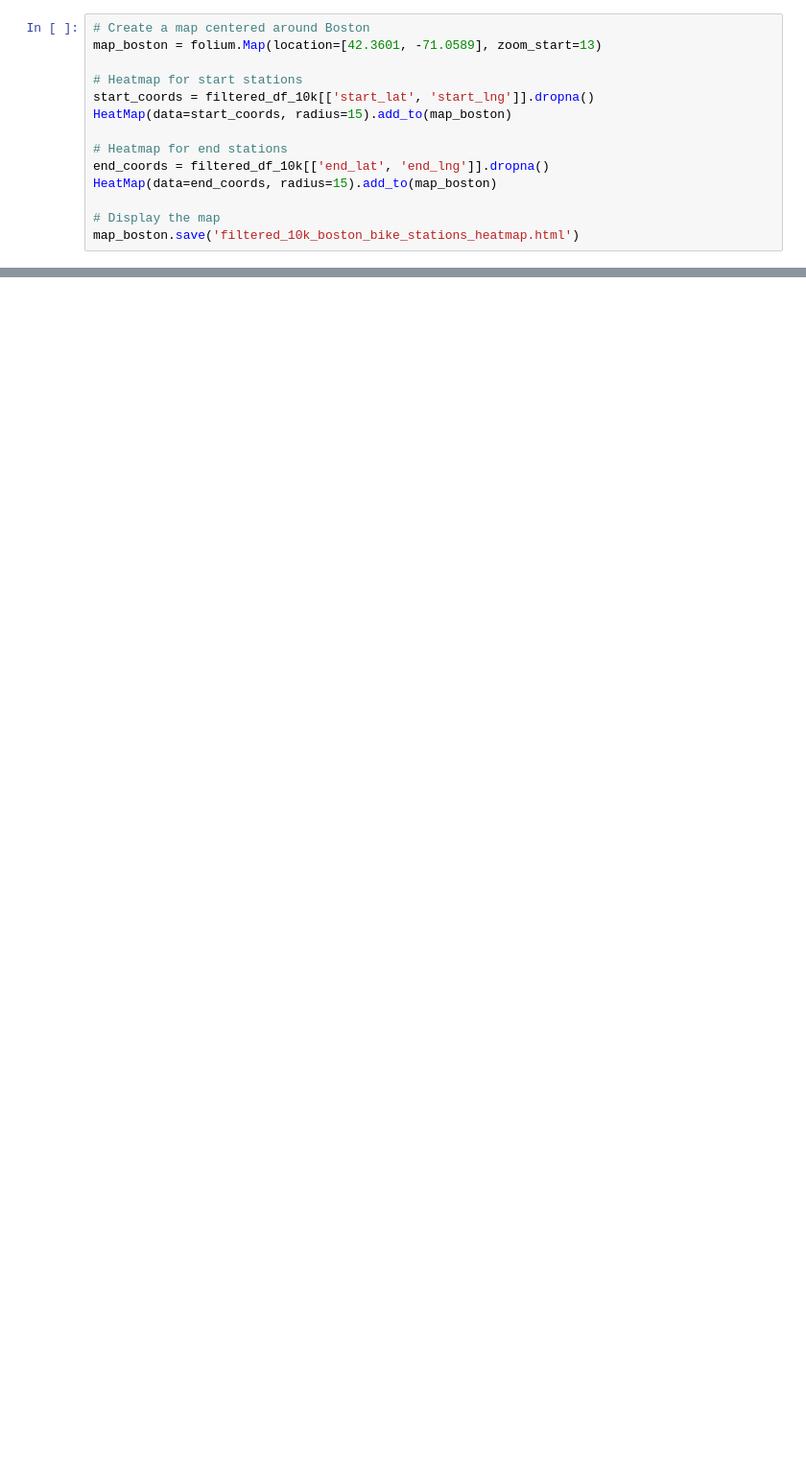
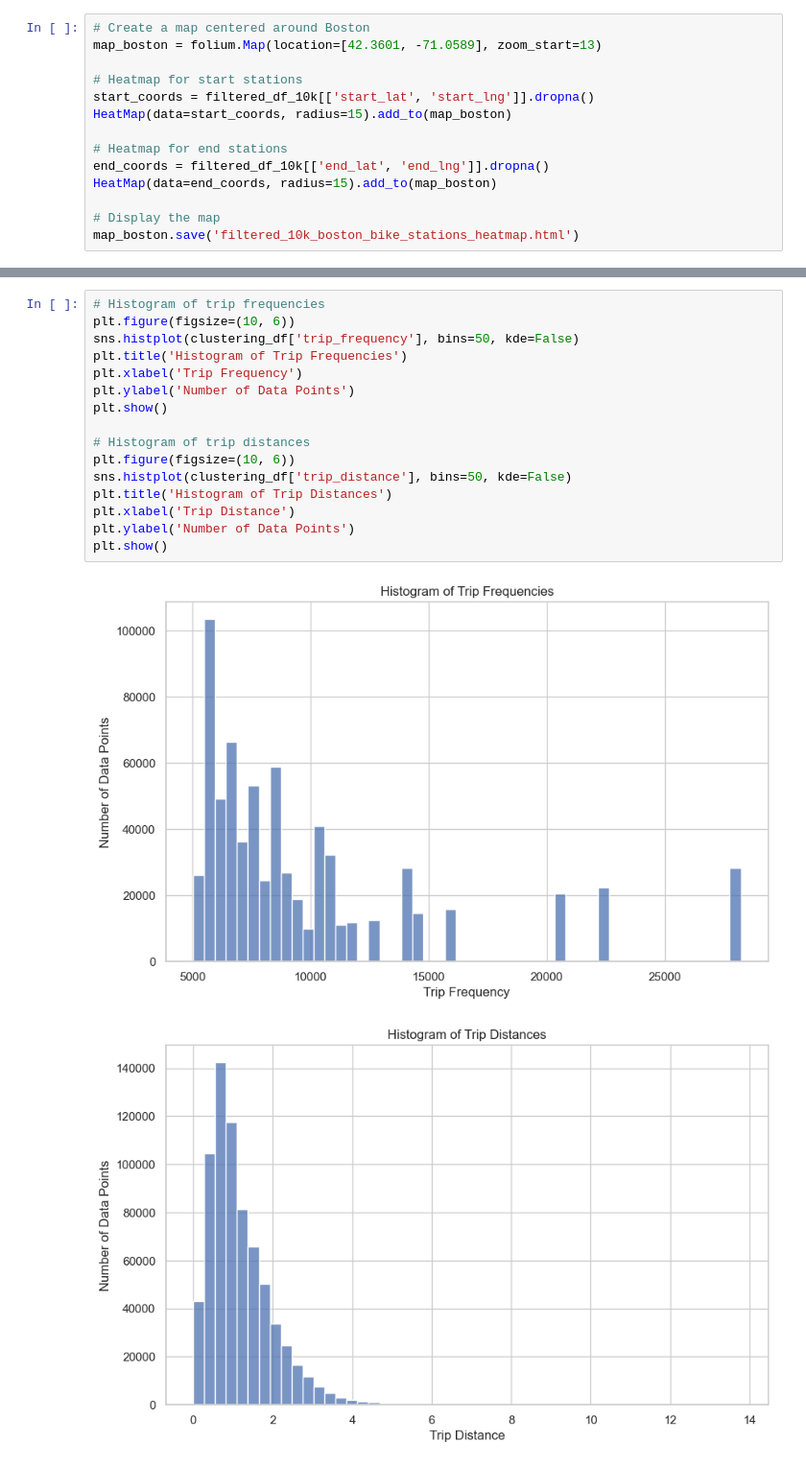
Before and after one commit to amariparris/BikeShare_ClusteringAnalysis, a Jupyter notebook: Data/initial_stuff.ipynb, the cells around one changed output, grey strips where cells are left out. Shown at 96% size. Saved outputs shown, nothing was run; the diff lists cells and outputs as text; blank space fills up the shorter version.

```diff
--- a/Data/initial_stuff.ipynb
+++ b/Data/initial_stuff.ipynb
@@ -533,0 +822,19 @@ map_boston.save('filtered_10k_boston_bike_stations_heatmap.html')
+# %%
+# Histogram of trip frequencies
+plt.figure(figsize=(10, 6))
+sns.histplot(clustering_df['trip_frequency'], bins=50, kde=False)
+plt.title('Histogram of Trip Frequencies')
+plt.xlabel('Trip Frequency')
+plt.ylabel('Number of Data Points')
+plt.show()
+
+# Histogram of trip distances
+plt.figure(figsize=(10, 6))
+sns.histplot(clustering_df['trip_distance'], bins=50, kde=False)
+plt.title('Histogram of Trip Distances')
+plt.xlabel('Trip Distance')
+plt.ylabel('Number of Data Points')
+plt.show()
+# %% [output]
+[figure, added]
+[figure, added]
```
Also changed, not shown: parts of 70 cells of this notebook, 11 other files.
